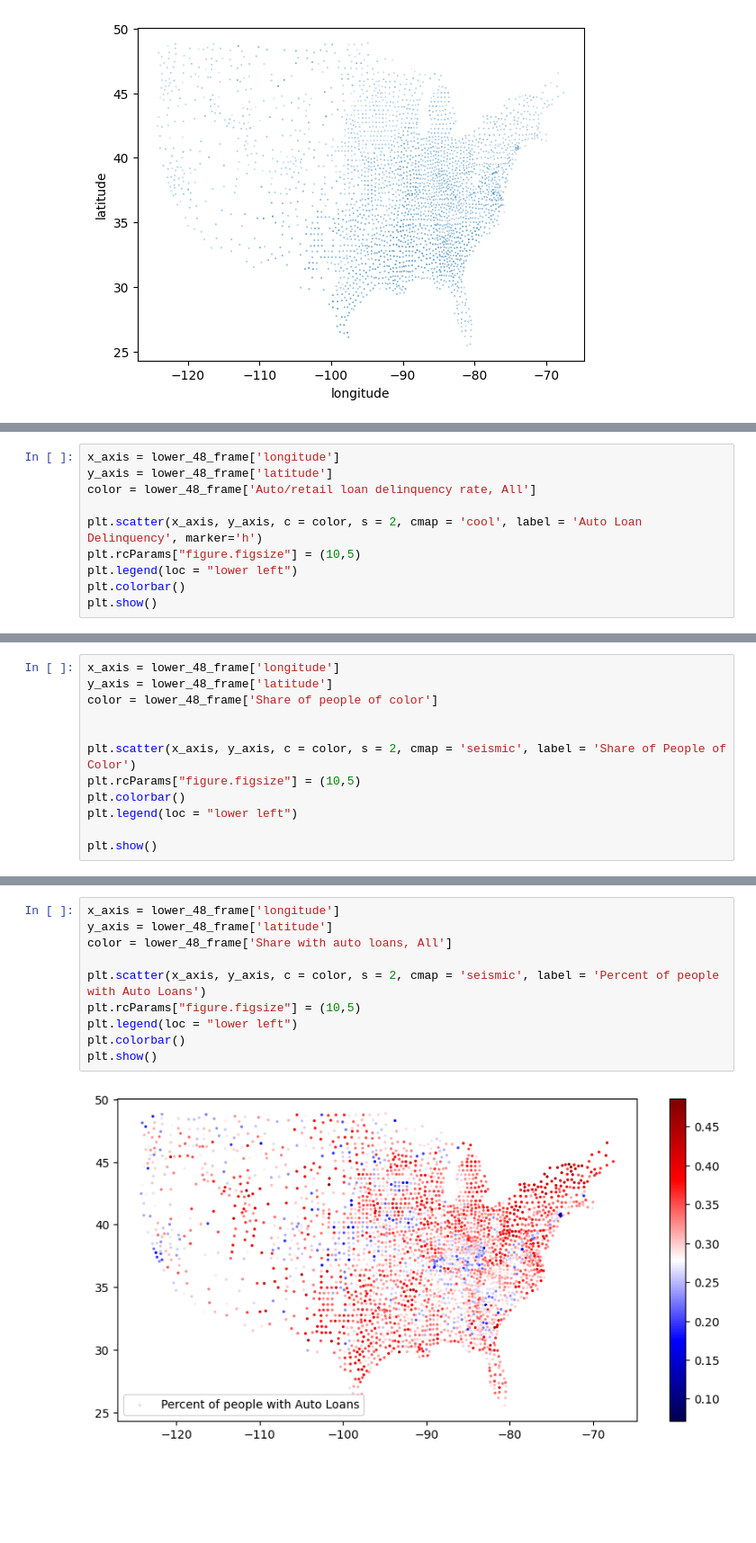
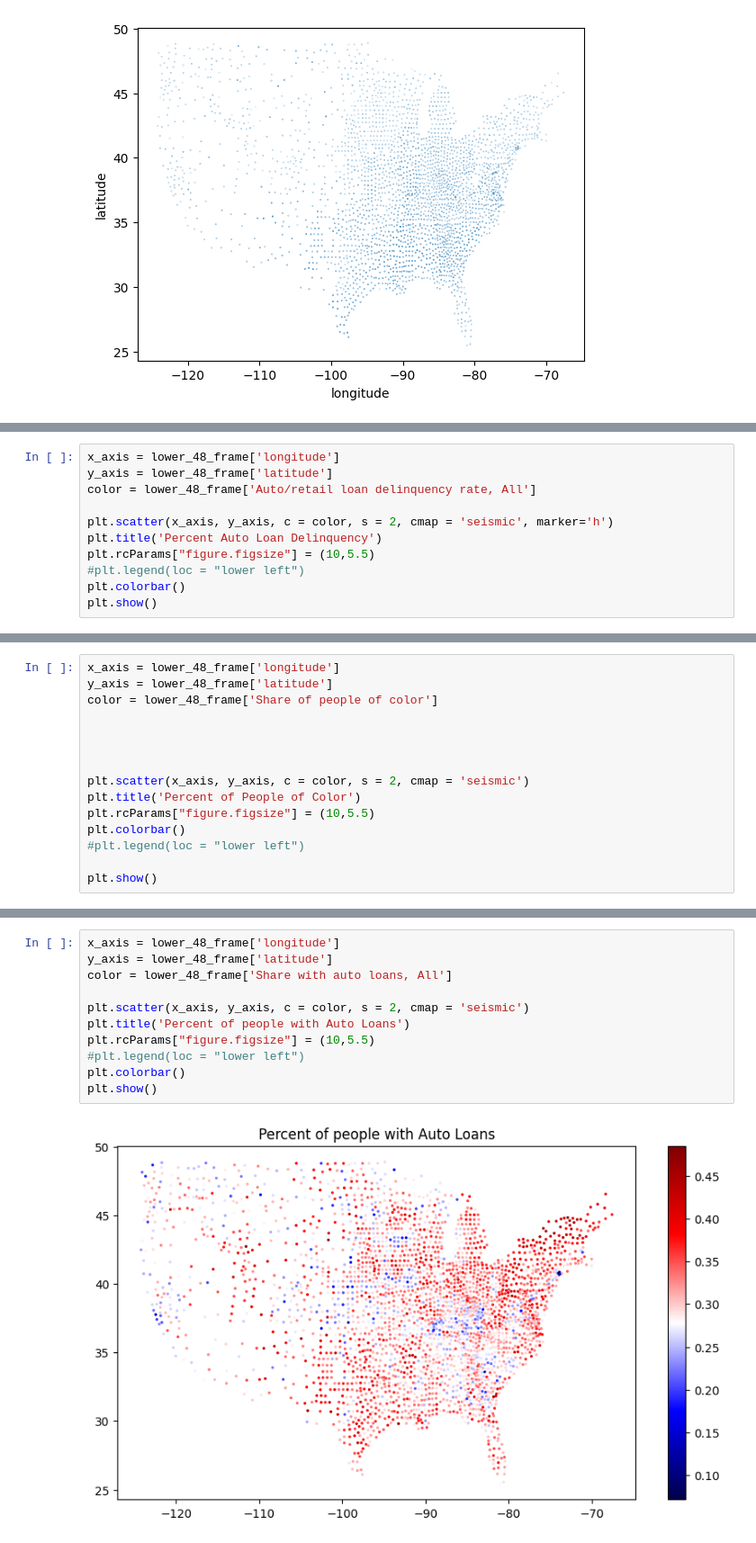
Before and after one commit to amschechter/amschechter.github.io, a Jupyter notebook: DataScience/censusData/AutoDebt.ipynb, the cells around one changed output, grey strips where cells are left out. Shown at 90% size. Drawn from its saved outputs; the diff is of its cells as text; blank space fills up the shorter version.

```diff
--- a/DataScience/censusData/AutoDebt.ipynb
+++ b/DataScience/censusData/AutoDebt.ipynb
@@ -159,9 +158,10 @@ x_axis = lower_48_frame['longitude']
 y_axis = lower_48_frame['latitude']
 color = lower_48_frame['Auto/retail loan delinquency rate, All']
 
-plt.scatter(x_axis, y_axis, c = color, s = 2, cmap = 'cool', label = 'Auto Loan Delinquency', marker='h')
-plt.rcParams["figure.figsize"] = (10,5)
-plt.legend(loc = "lower left")
+plt.scatter(x_axis, y_axis, c = color, s = 2, cmap = 'seismic', marker='h')
+plt.title('Percent Auto Loan Delinquency')
+plt.rcParams["figure.figsize"] = (10,5.5)
+#plt.legend(loc = "lower left")
 plt.colorbar()
 plt.show()
 # %% [output]
@@ -172,10 +172,13 @@ y_axis = lower_48_frame['latitude']
 color = lower_48_frame['Share of people of color']
 
 
-plt.scatter(x_axis, y_axis, c = color, s = 2, cmap = 'seismic', label = 'Share of People of Color')
-plt.rcParams["figure.figsize"] = (10,5)
+
+
+plt.scatter(x_axis, y_axis, c = color, s = 2, cmap = 'seismic')
+plt.title('Percent of People of Color')
+plt.rcParams["figure.figsize"] = (10,5.5)
 plt.colorbar()
-plt.legend(loc = "lower left")
+#plt.legend(loc = "lower left")
 
 plt.show()
 # %% [output]
@@ -183,15 +186,16 @@ plt.show()
 # %%
 x_axis = lower_48_frame['longitude']
 y_axis = lower_48_frame['latitude']
 color = lower_48_frame['Share with auto loans, All']
 
-plt.scatter(x_axis, y_axis, c = color, s = 2, cmap = 'seismic', label = 'Percent of people with Auto Loans')
-plt.rcParams["figure.figsize"] = (10,5)
-plt.legend(loc = "lower left")
+plt.scatter(x_axis, y_axis, c = color, s = 2, cmap = 'seismic')
+plt.title('Percent of people with Auto Loans')
+plt.rcParams["figure.figsize"] = (10,5.5)
+#plt.legend(loc = "lower left")
 plt.colorbar()
 plt.show()
 # %% [output]
-[figure, old version]
+[figure, new version]
 # %%
 x_axis = lower_48_frame['longitude']
 y_axis = lower_48_frame['latitude']
```
Also changed, not shown: parts of 4 cells of this notebook, 15 other files.
